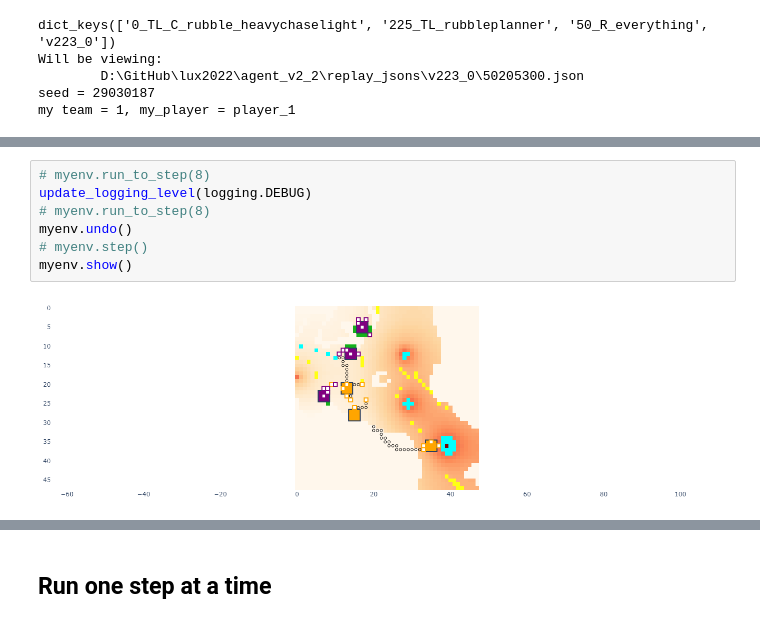
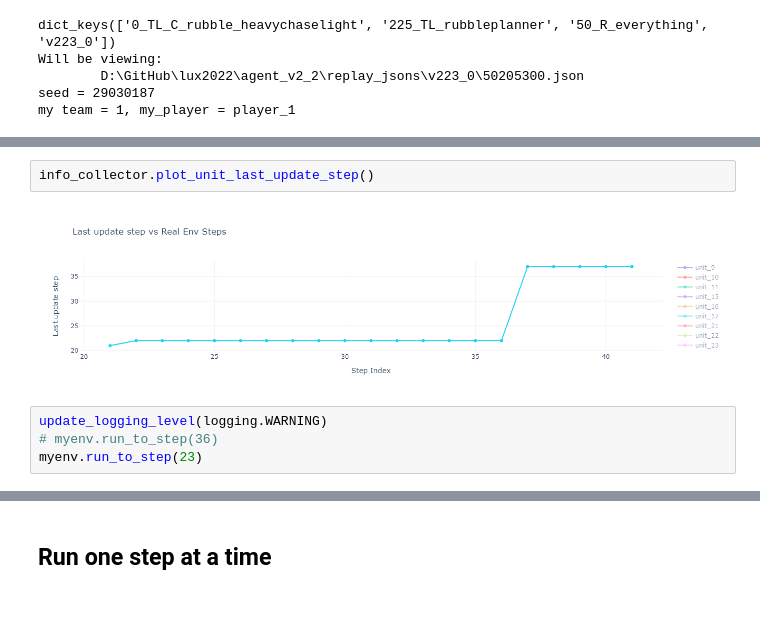
Before and after one commit to TimChild/lux2022, a Jupyter notebook: agent_v2_2/replay_viewer.ipynb, the cells around one changed output, grey strips where cells are left out. Cells and saved outputs as stored; diff of their text form.

```diff
--- a/agent_v2_2/replay_viewer.ipynb
+++ b/agent_v2_2/replay_viewer.ipynb
@@ -103,9 +102,8 @@ Real env steps is: 13
-# %%
-# myenv.run_to_step(8)
-update_logging_level(logging.DEBUG)
-# myenv.run_to_step(8)
-myenv.undo()
-# myenv.step()
-myenv.show()
-# %% [output]
-[figure, removed]
+# %%
+info_collector.plot_unit_last_update_step()
+# %% [output]
+[figure, added]
+# %%
+update_logging_level(logging.WARNING)
+# myenv.run_to_step(36)
+myenv.run_to_step(23)
```
Also changed, not shown: parts of 9 cells of this notebook, 2 other files.
